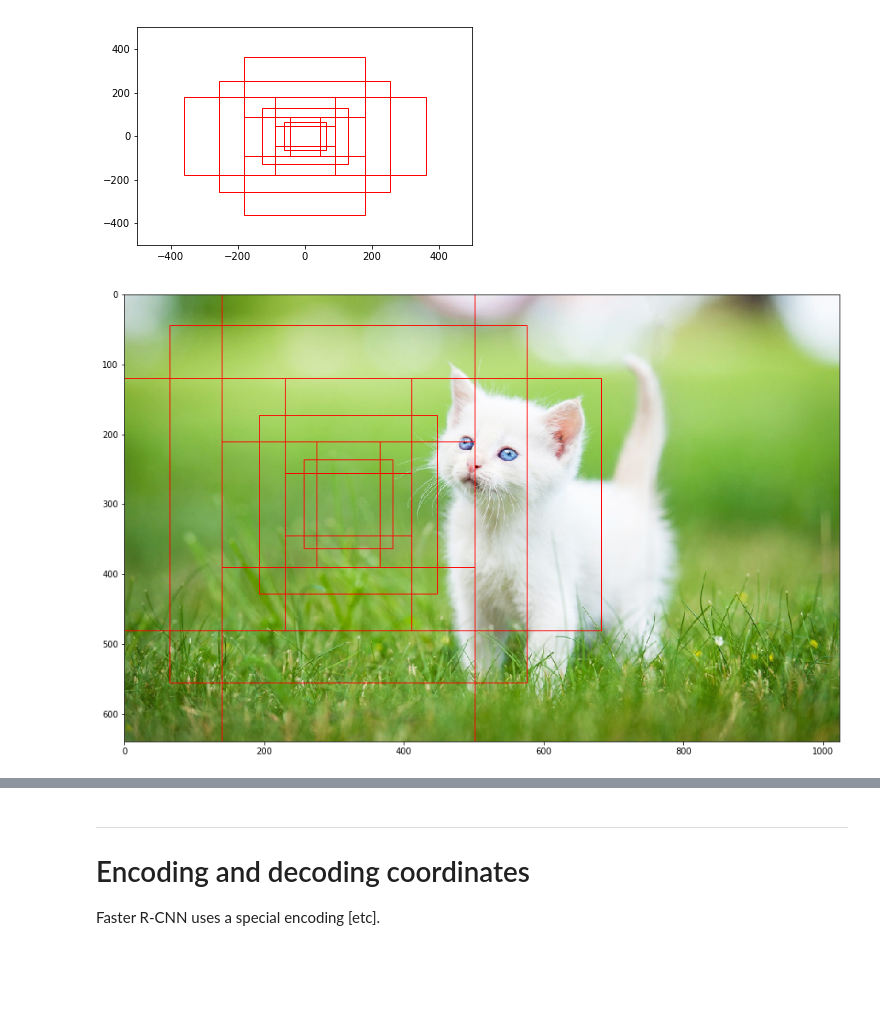
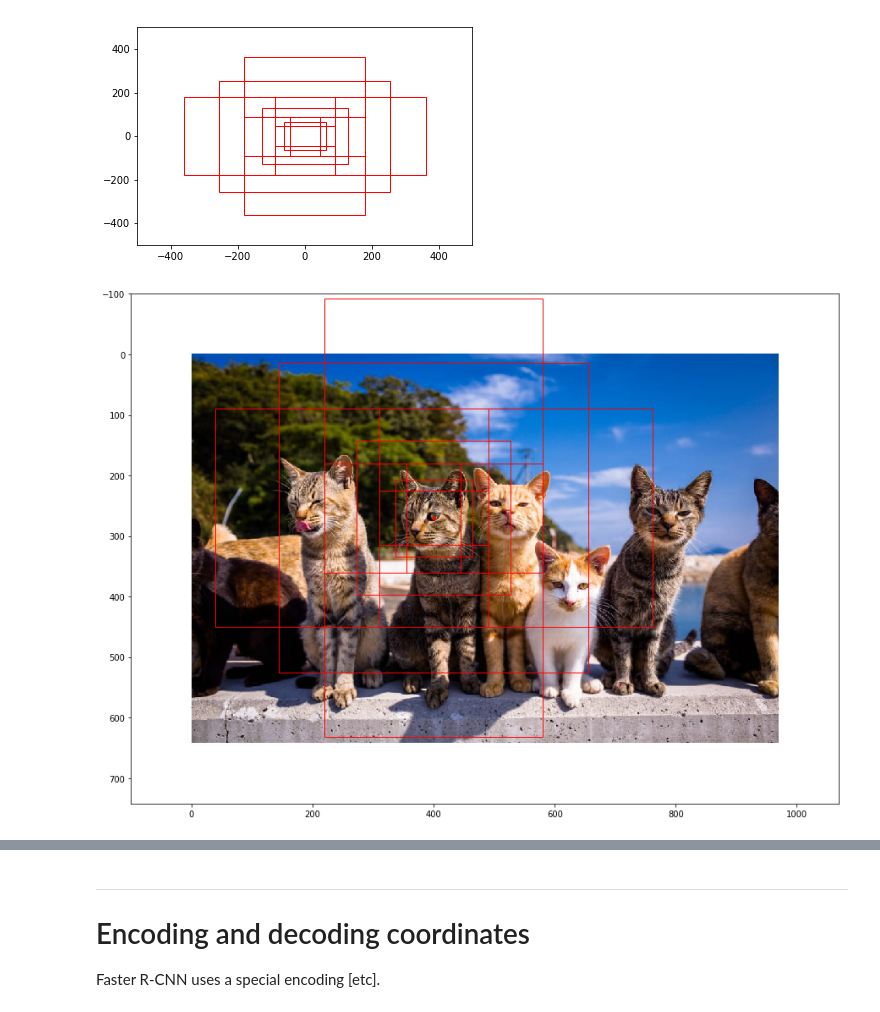
Before and after one commit to ipacheco-uy/object-detection-workshop, a Jupyter notebook: RPN.ipynb, the cells around one changed output, grey strips where cells are left out. Drawn from its saved outputs; the diff is of its cells as text; code cells hidden in the pictures; blank space fills up the shorter version.

```diff
--- a/RPN.ipynb
+++ b/RPN.ipynb
@@ -32,6 +41,5 @@ tfe.restore_variables_on_create('checkpoint/rpn').__enter__()
 # %%
-# image = open_image('~/images/cats.png')
-image = open_image('~/images/cat.jpg')
+image = open_image('~/images/cats2.jpg')
 
 to_image(image)
 # %% [output]
@@ -161,29 +204,34 @@ plt.show()
 Figures plotted:
 [figure]
 # %%
-# TODO: Fix/clarify y-coordinate issues.
-point = np.array([320, -300])
+### TODO: Fix/clarify y-coordinate issues.
+point = np.array([400, -270])
 
 p_min, p_max = references[:, :2], references[:, 2:]
 
 p_references = np.concatenate([point + p_min, point + p_max], axis=1)
 
 fig, ax = plt.subplots(1, figsize=(15, 20))
 
 ax.imshow(to_image(image))
+ax.set_xlim([-100, image.shape[2] + 100])
+ax.set_ylim([image.shape[1] + 100, -100])
 
 for ref_idx in range(p_references.shape[0]):
     x_min, y_min, x_max, y_max = p_references[ref_idx, :]
     rect = matplotlib.patches.Rectangle(
         (x_min, -y_max),
         x_max - x_min,
         y_max - y_min,
         linewidth=1,
         edgecolor='r',
         facecolor='none'
     )
     ax.add_patch(rect)
 
+# Plot the reference point in use.
+ax.plot(point[0], -point[1], marker='s', color='red', markersize=3)
+
 plt.show()
 # %% [output]
-[figure, old version]
+[figure, new version]
```
Also changed, not shown: parts of 20 cells of this notebook.
